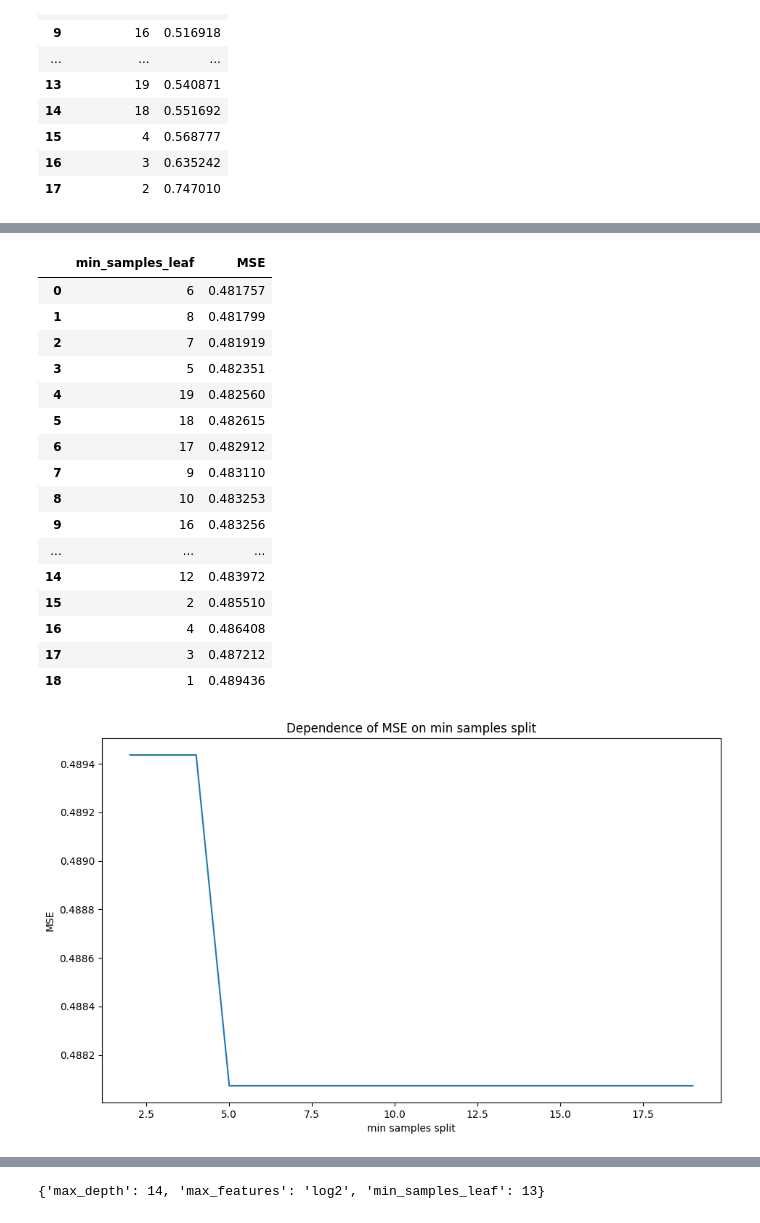
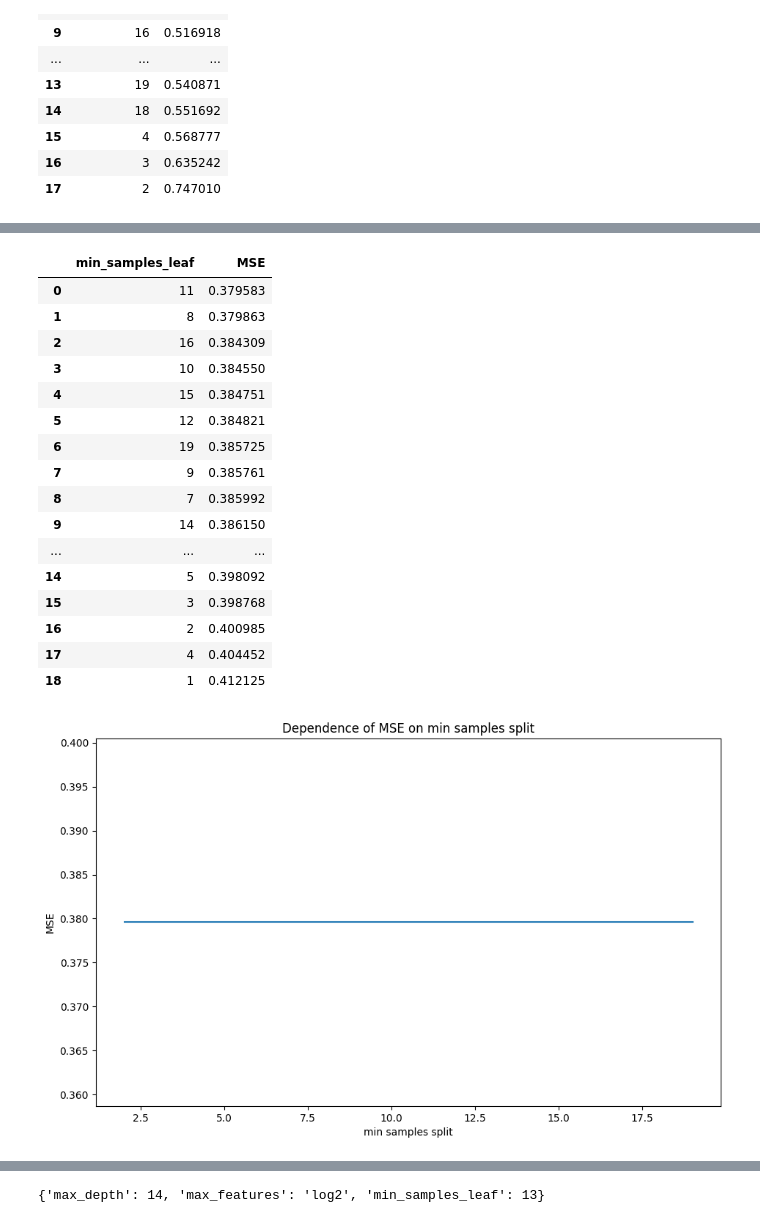
Before and after one commit to hse-ds/ml-hse-nes, a Jupyter notebook: 2024/seminars/seminar06/sem06_trees.ipynb, the cells around one changed output, grey strips where cells are left out. Drawn from its saved outputs; the diff is of its cells as text; code cells hidden in the pictures.

```diff
--- a/2024/seminars/seminar06/sem06_trees.ipynb
+++ b/2024/seminars/seminar06/sem06_trees.ipynb
@@ -323,7 +323,7 @@ min_samples_leaf_array = range(1, 20)
 mse_array = []
 
 for min_samples_leaf in min_samples_leaf_array:
-    dt = DecisionTreeRegressor(max_depth=6, min_samples_leaf=min_samples_leaf, random_state=13)
+    dt = DecisionTreeRegressor(max_depth=10, min_samples_leaf=min_samples_leaf, random_state=13)
     dt.fit(X_train, y_train)
     mse_array.append(mean_squared_error(y_test, dt.predict(X_test)))
 
@@ -341,38 +341,38 @@ pd.DataFrame({
 }).sort_values(by="MSE").reset_index(drop=True)
 # %% [output]
 |  | min_samples_leaf | MSE |
-| 0 | 6 | 0.481757 |
-| 1 | 8 | 0.481799 |
-| 2 | 7 | 0.481919 |
-| 3 | 5 | 0.482351 |
-| 4 | 19 | 0.482560 |
-| 5 | 18 | 0.482615 |
-| 6 | 17 | 0.482912 |
-| 7 | 9 | 0.483110 |
-| 8 | 10 | 0.483253 |
-| 9 | 16 | 0.483256 |
+| 0 | 11 | 0.379583 |
+| 1 | 8 | 0.379863 |
+| 2 | 16 | 0.384309 |
+| 3 | 10 | 0.384550 |
+| 4 | 15 | 0.384751 |
+| 5 | 12 | 0.384821 |
+| 6 | 19 | 0.385725 |
+| 7 | 9 | 0.385761 |
+| 8 | 7 | 0.385992 |
+| 9 | 14 | 0.386150 |
 | ... | ... | ... |
-| 14 | 12 | 0.483972 |
-| 15 | 2 | 0.485510 |
-| 16 | 4 | 0.486408 |
-| 17 | 3 | 0.487212 |
-| 18 | 1 | 0.489436 |
+| 14 | 5 | 0.398092 |
+| 15 | 3 | 0.398768 |
+| 16 | 2 | 0.400985 |
+| 17 | 4 | 0.404452 |
+| 18 | 1 | 0.412125 |
 # %%
 min_samples_split_array = range(2, 20)
 mse_array = []
 
 for min_samples_split in min_samples_split_array:
-    dt = DecisionTreeRegressor(max_depth=6, min_samples_leaf=1, min_samples_split=min_samples_split, random_state=13)
+    dt = DecisionTreeRegressor(max_depth=10, min_samples_leaf=11, min_samples_split=min_samples_split, random_state=13)
     dt.fit(X_train, y_train)
     mse_array.append(mean_squared_error(y_test, dt.predict(X_test)))
 
 plt.plot(min_samples_split_array, mse_array)
 plt.title("Dependence of MSE on min samples split")
 plt.xlabel("min samples split")
 plt.ylabel("MSE")
 plt.show()
 # %% [output]
-[figure, old version]
+[figure, new version]
 # %%
 pd.DataFrame({
     "min_samples_split": min_samples_split_array,
```
Also changed, not shown: parts of 5 cells of this notebook.
